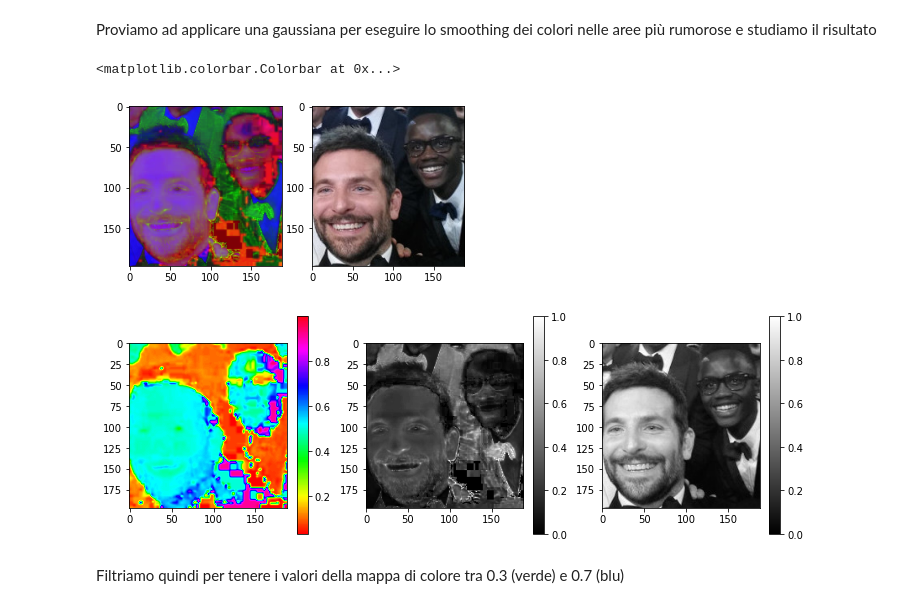
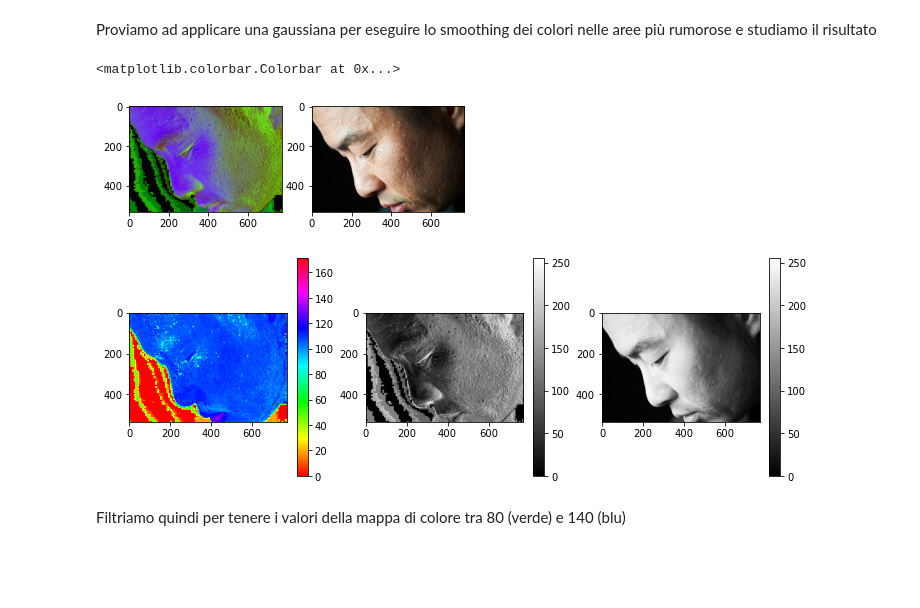
Before and after one commit to lucab1705/Skin_Detection, a Jupyter notebook: SkinDetection.ipynb, the cells around one changed output. Saved outputs shown, nothing was run; the diff lists cells and outputs as text; code cells hidden in the pictures; blank space fills up the shorter version.

```diff
--- a/SkinDetection.ipynb
+++ b/SkinDetection.ipynb
@@ -36,0 +49,12 @@ for channel in range(0, img.shape[2]):
+# %%
+img = io.imread(FILE_DIR + "/manSweatingCloseup.jpg")
+plt.figure()
+plt.imshow(img)
+img_array = np.asarray(img)
+img_array_norm = normalized(img_array)
+plt.figure()
+plt.imshow(img_array_norm, cmap="Reds")
+plt.colorbar(orientation="vertical")
+mask_rg = cv.inRange(img_array_norm[:, :, 0]/img_array_norm[:,:,1], 1.185, 100)
+plt.figure()
+plt.imshow(mask_rg, cmap='gray')
@@ -50,7 +75,7 @@ plt.imshow(target, cmap="gray")
 # %% [markdown]
 ### HSB
 # %%
-img_hsb = color.rgb2hsv(img[:,:,0:3])
+img_hsb = cv.cvtColor(img_array, cv.COLOR_BGR2HSV)
 label = ["H", "S", "V"]
 
 for elem in range(img_hsb.shape[2]):
@@ -68,8 +89,0 @@ circa per essere più comodi in fase di sogliatura
-# %%
-for x in range(len(img_hsb[:, :, 0])):
-    for y in range(len(img_hsb[:, :, 0][0])):
-        img_hsb[x, y, 0] += 0.5
-        if img_hsb[x, y, 0] > 1:
-            img_hsb[x, y, 0] -= 1
-plt.imshow(img_hsb[:, :, 0], cmap='hsv')
-plt.colorbar(orientation='vertical')
@@ -80,26 +91,26 @@ plt.colorbar(orientation='vertical')
 Proviamo ad applicare una gaussiana per eseguire lo smoothing dei colori nelle
 aree più rumorose e studiamo il risultato
 # %%
-img_hsb[:, :, 0] = filters.gaussian(img_hsb[:, :, 0])
+img_hsb[:,:,0] = cv.GaussianBlur(img_hsb[:,:,0], (3, 3), 0)
 plt.figure()
 plt.subplot(1, 2, 1)
 plt.imshow(img_hsb)
 plt.subplot(1, 2, 2)
 plt.imshow(img)
 plt.figure(figsize=(12, 4))
 plt.subplot(1, 3, 1)
 plt.imshow(img_hsb[:, : , 0], cmap='hsv')
 plt.colorbar(orientation='vertical')
 plt.subplot(1, 3, 2)
 plt.imshow(img_hsb[:, :, 1], cmap='gray')
 plt.colorbar(orientation='vertical')
 plt.subplot(1, 3, 3)
 plt.imshow(img_hsb[:, :, 2], cmap='gray')
 plt.colorbar(orientation='vertical')
 # %% [output]
 <matplotlib.colorbar.Colorbar at 0x...>
-[figure, old version]
+[figure, new version]
-[figure, old version]
+[figure, new version]
 # %% [markdown]
-Filtriamo quindi per tenere i valori della mappa di colore tra 0.3 (verde) e
-0.7 (blu)
+Filtriamo quindi per tenere i valori della mappa di colore tra 80 (verde) e
+140 (blu)
```
Also changed, not shown: parts of 19 cells of this notebook, 48 other files.
